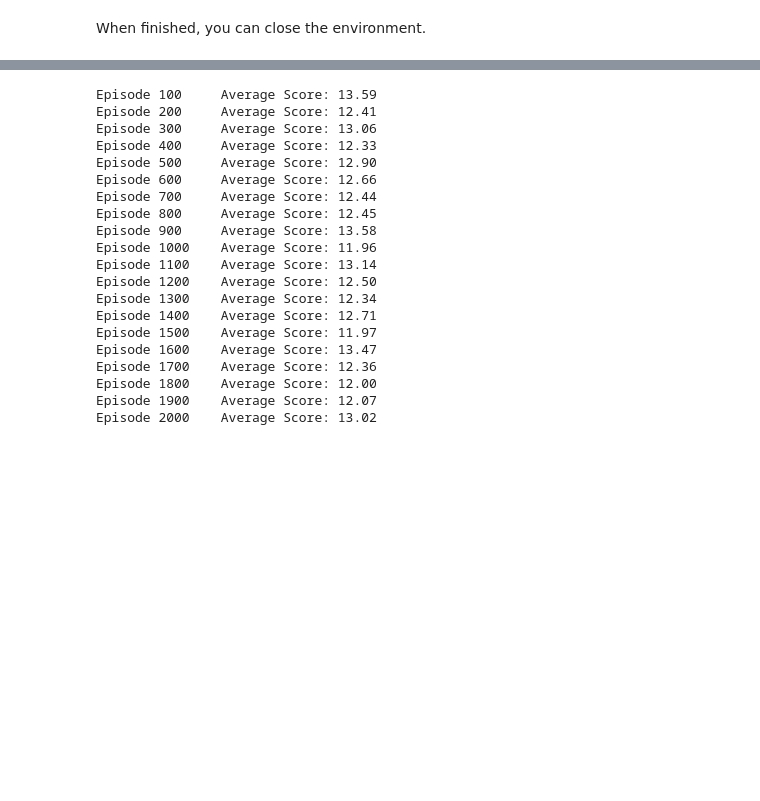
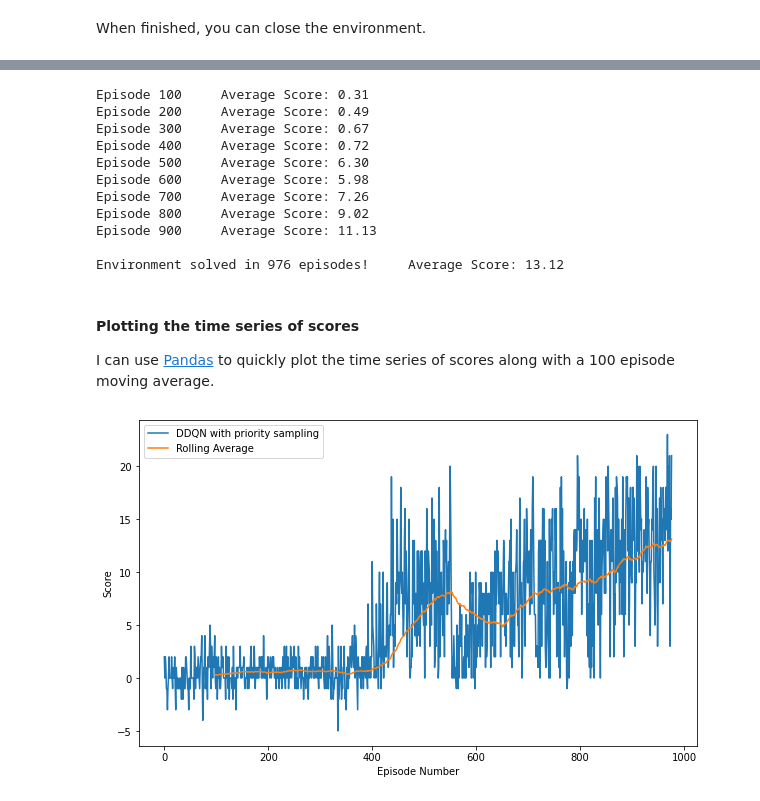
Before and after one commit to davidrpugh/udacity-drlnd-projects, a Jupyter notebook: notebooks/Navigation.ipynb, the cells around one changed output, grey strips where cells are left out. Cells and saved outputs as stored; diff of their text form; code cells hidden in the pictures; blank space fills up the shorter version.

```diff
--- a/notebooks/Navigation.ipynb
+++ b/notebooks/Navigation.ipynb
@@ -29,5 +42,5 @@ env = UnityEnvironment(file_name="Banana.app")
 # %%
-env = UnityEnvironment(file_name="../environments/unity/Banana.app")
+env = UnityEnvironment(file_name=_file.as_posix())
 # %% [output]
 INFO:unityagents:
 'Academy' started successfully!
@@ -258,0 +186,11 @@ PicklingError: Can't pickle <function <lambda> at 0x...>: attribute lookup <lamb
+# %%
+ENV = UnityEnvironment(file_name="../environments/Banana.app")
+
+BRAIN_NAME = ENV.brain_names[0]
+BRAIN = ENV.brains[BRAIN_NAME]
+
+NUMBER_STATES = BRAIN.vector_observation_space_size
+NUMBER_ACTIONS = BRAIN.vector_action_space_size
+
+SEED = 42
+RANDOM_STATE = np.random.RandomState(SEED)
@@ -259,28 +310,41 @@ PicklingError: Can't pickle <function <lambda> at 0x...>: attribute lookup <lamb
 # %%
-prioritized_sampling_scores = train(double_dqn_agent,
-                                    banana_env,
-                                    brain_name,
-                                    "prioritized-sampling-checkpoint.pth",
-                                    number_episodes=2000,
-                                    target_score=15)
+scores = utils.train(double_dqn_agent,
+                     ENV,
+                     BRAIN_NAME,
+                     "top-score-checkpoint.pth",
+                     number_episodes=2000,
+                     target_score=13)
 # %% [output]
-Episode 100     Average Score: 13.59
-Episode 200     Average Score: 12.41
-Episode 300     Average Score: 13.06
-Episode 400     Average Score: 12.33
-Episode 500     Average Score: 12.90
-Episode 600     Average Score: 12.66
-Episode 700     Average Score: 12.44
-Episode 800     Average Score: 12.45
-Episode 900     Average Score: 13.58
-Episode 1000    Average Score: 11.96
-Episode 1100    Average Score: 13.14
-Episode 1200    Average Score: 12.50
-Episode 1300    Average Score: 12.34
-Episode 1400    Average Score: 12.71
-Episode 1500    Average Score: 11.97
-Episode 1600    Average Score: 13.47
-Episode 1700    Average Score: 12.36
-Episode 1800    Average Score: 12.00
-Episode 1900    Average Score: 12.07
-Episode 2000    Average Score: 13.02
+Episode 100     Average Score: 0.31
+Episode 200     Average Score: 0.49
+Episode 300     Average Score: 0.67
+Episode 400     Average Score: 0.72
+Episode 500     Average Score: 6.30
+Episode 600     Average Score: 5.98
+Episode 700     Average Score: 7.26
+Episode 800     Average Score: 9.02
+Episode 900     Average Score: 11.13
+
+Environment solved in 976 episodes!     Average Score: 13.12
+# %% [markdown]
+#### Plotting the time series of scores
+
+I can use [Pandas](https://pandas.pydata.org/) to quickly plot the time series of scores along with a 100 episode moving average.
+# %%
+import matplotlib.pyplot as plt
+import pandas as pd
+
+scores_df = pd.Series(scores, name="Scores")
+# %%
+fig, ax = plt.subplots(1, 1, figsize=(10, 6))
+_ = scores_df.plot(ax=ax, label="DDQN with priority sampling")
+_ = (scores_df.rolling(window=100)
+              .mean()
+              .rename("Rolling Average")
+              .plot(ax=ax))
+_ = ax.legend()
+_ = ax.set_ylabel("Score")
+_ = ax.set_xlabel("Episode Number")
+fig.savefig("../assets/rewards-plot.jpg")
+# %% [output]
+[figure, added]
```
Also changed, not shown: parts of 20 cells of this notebook, 4 other files.
